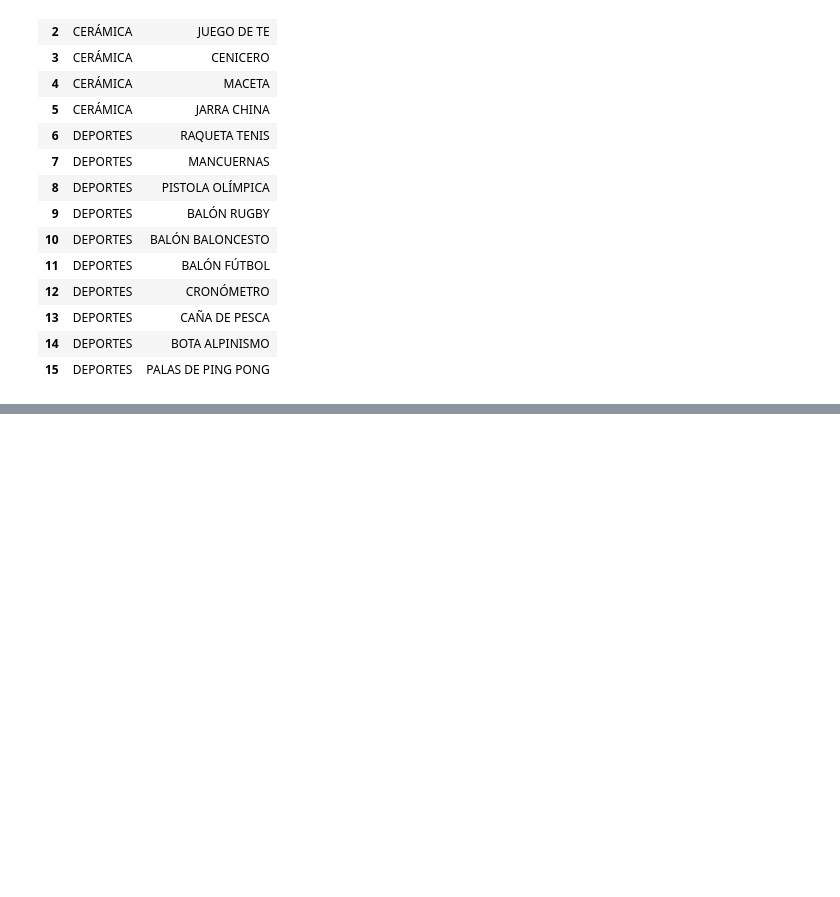
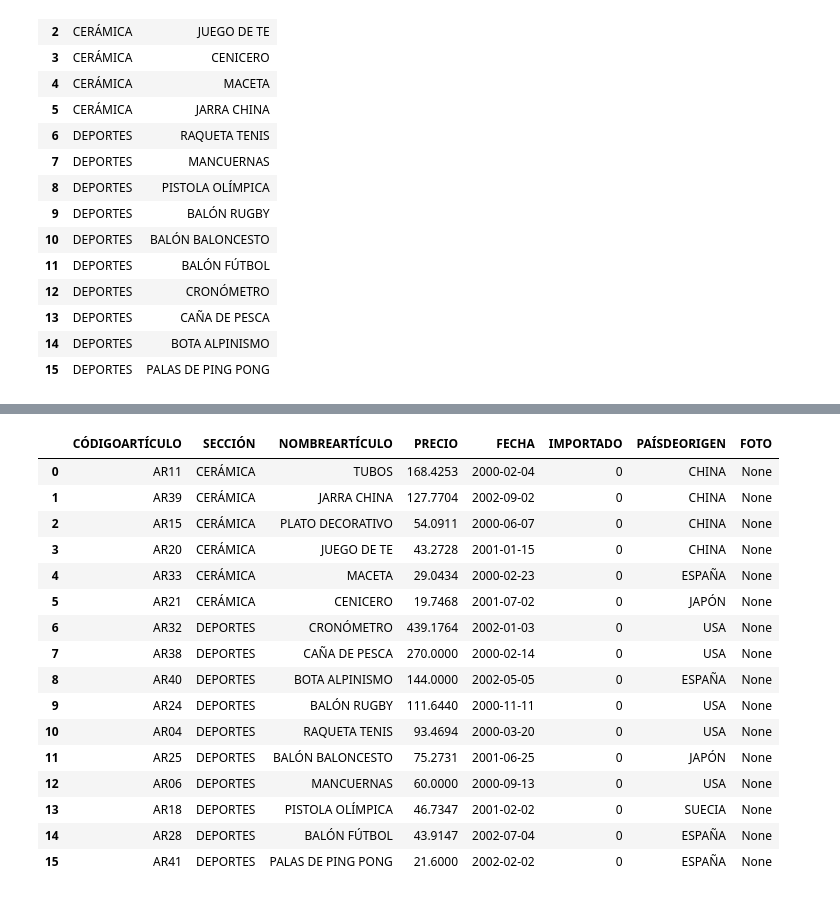
Before and after one commit to preciii7/practica_programacion, a Jupyter notebook: sql/mas_ejercicios_practica.ipynb, the cells around one changed output, grey strips where cells are left out. Saved outputs shown, nothing was run; the diff lists cells and outputs as text; code cells hidden in the pictures; blank space fills up the shorter version.

```diff
--- a/sql/mas_ejercicios_practica.ipynb
+++ b/sql/mas_ejercicios_practica.ipynb
@@ -129,0 +195,20 @@ MYSQL_DB existe?: practica_ejercicios
+# %%
+pd.read_sql("SELECT * FROM productos WHERE SECCIÓN = 'CERÁMICA' OR SECCIÓN = 'DEPORTES' ORDER BY SECCIÓN, PRECIO DESC",engine)
+# %% [output]
+|  | CÓDIGOARTÍCULO | SECCIÓN | NOMBREARTÍCULO | PRECIO | FECHA | IMPORTADO | PAÍSDEORIGEN | FOTO |
+| 0 | AR11 | CERÁMICA | TUBOS | 168.4253 | 2000-02-04 | 0 | CHINA | None |
+| 1 | AR39 | CERÁMICA | JARRA CHINA | 127.7704 | 2002-09-02 | 0 | CHINA | None |
+| 2 | AR15 | CERÁMICA | PLATO DECORATIVO | 54.0911 | 2000-06-07 | 0 | CHINA | None |
+| 3 | AR20 | CERÁMICA | JUEGO DE TE | 43.2728 | 2001-01-15 | 0 | CHINA | None |
+| 4 | AR33 | CERÁMICA | MACETA | 29.0434 | 2000-02-23 | 0 | ESPAÑA | None |
+| 5 | AR21 | CERÁMICA | CENICERO | 19.7468 | 2001-07-02 | 0 | JAPÓN | None |
+| 6 | AR32 | DEPORTES | CRONÓMETRO | 439.1764 | 2002-01-03 | 0 | USA | None |
+| 7 | AR38 | DEPORTES | CAÑA DE PESCA | 270.0000 | 2000-02-14 | 0 | USA | None |
+| 8 | AR40 | DEPORTES | BOTA ALPINISMO | 144.0000 | 2002-05-05 | 0 | ESPAÑA | None |
+| 9 | AR24 | DEPORTES | BALÓN RUGBY | 111.6440 | 2000-11-11 | 0 | USA | None |
+| 10 | AR04 | DEPORTES | RAQUETA TENIS | 93.4694 | 2000-03-20 | 0 | USA | None |
+| 11 | AR25 | DEPORTES | BALÓN BALONCESTO | 75.2731 | 2001-06-25 | 0 | JAPÓN | None |
+| 12 | AR06 | DEPORTES | MANCUERNAS | 60.0000 | 2000-09-13 | 0 | USA | None |
+| 13 | AR18 | DEPORTES | PISTOLA OLÍMPICA | 46.7347 | 2001-02-02 | 0 | SUECIA | None |
+| 14 | AR28 | DEPORTES | BALÓN FÚTBOL | 43.9147 | 2002-07-04 | 0 | ESPAÑA | None |
+| 15 | AR41 | DEPORTES | PALAS DE PING PONG | 21.6000 | 2002-02-02 | 0 | ESPAÑA | None |
```
Also changed, not shown: parts of 21 cells of this notebook.
